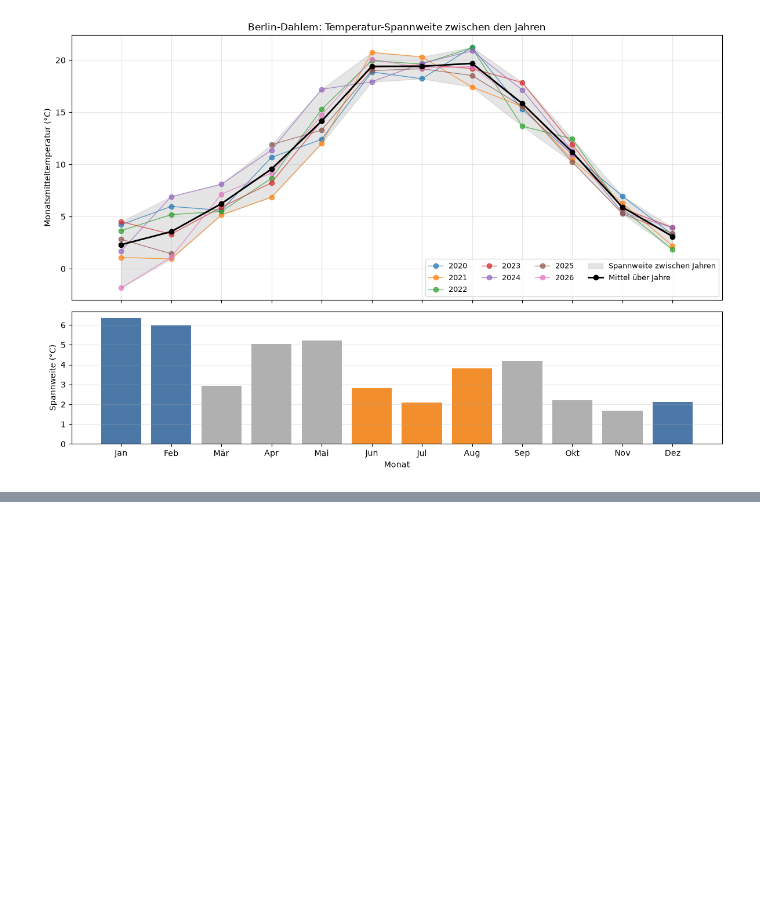
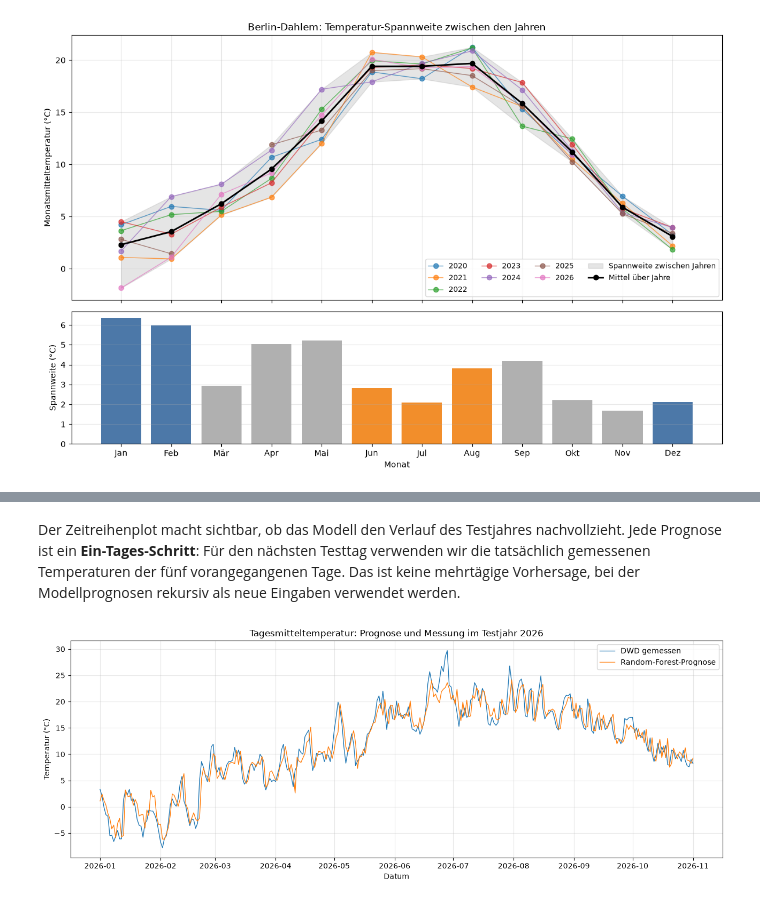
Before and after one commit to LisetteHoldack/AI_Uebung, a Jupyter notebook: Berlin_DWD_Daten_2020_bis_heute.ipynb, the cells around one changed output, grey strips where cells are left out. Saved outputs shown, nothing was run; the diff lists cells and outputs as text; code cells hidden in the pictures; blank space fills up the shorter version.

Commit message:
KI Modell Durchschnittstagestemp-Prognose mit 5 Tagesfenster erstellt.

```diff
--- a/Berlin_DWD_Daten_2020_bis_heute.ipynb
+++ b/Berlin_DWD_Daten_2020_bis_heute.ipynb
@@ -353,0 +444,21 @@ Winter/Sommer-Verhältnis: 1.65
+# %%
+baseline_vortag = X_test["Temp_t_minus_1_C"]
+
+metriken = pd.DataFrame(
+    {
+        "MAE (°C)": [
+            mean_absolute_error(y_test, prognose),
+            mean_absolute_error(y_test, baseline_vortag),
+        ],
+        "RMSE (°C)": [
+            mean_squared_error(y_test, prognose) ** 0.5,
+            mean_squared_error(y_test, baseline_vortag) ** 0.5,
+        ],
+        "R²": [
+            r2_score(y_test, prognose),
+            r2_score(y_test, baseline_vortag),
+        ],
+    },
+    index=["Random Forest", "Vortag-Baseline"],
+)
+metriken.round(2)
@@ -353,0 +471,12 @@ Winter/Sommer-Verhältnis: 1.65
+# %%
+test_ergebnisse = pd.DataFrame({
+    "Datum": test_beispiele["Datum"].to_numpy(),
+    "Ist_Temperatur_C": y_test.to_numpy(),
+    "KI_Prognose_C": prognose,
+    "Vortag_Baseline_C": baseline_vortag.to_numpy(),
+})
+test_ergebnisse.head(10).style.format({
+    "Ist_Temperatur_C": "{:.1f}",
+    "KI_Prognose_C": "{:.1f}",
+    "Vortag_Baseline_C": "{:.1f}",
+})
@@ -353,0 +495,15 @@ Winter/Sommer-Verhältnis: 1.65
+# %% [markdown]
+Der Zeitreihenplot macht sichtbar, ob das Modell den Verlauf des Testjahres nachvollzieht. Jede Prognose ist ein **Ein-Tages-Schritt**: Für den nächsten Testtag verwenden wir die tatsächlich gemessenen Temperaturen der fünf vorangegangenen Tage. Das ist keine mehrtägige Vorhersage, bei der Modellprognosen rekursiv als neue Eingaben verwendet werden.
+# %%
+fig, ax = plt.subplots(figsize=(13, 5))
+ax.plot(test_ergebnisse["Datum"], test_ergebnisse["Ist_Temperatur_C"], label="DWD gemessen", linewidth=1)
+ax.plot(test_ergebnisse["Datum"], test_ergebnisse["KI_Prognose_C"], label="Random-Forest-Prognose", linewidth=1)
+ax.set_title(f"Tagesmitteltemperatur: Prognose und Messung im Testjahr {test_jahr}")
+ax.set_xlabel("Datum")
+ax.set_ylabel("Temperatur (°C)")
+ax.grid(True, alpha=0.3)
+ax.legend()
+fig.tight_layout()
+plt.show()
+# %% [output]
+[figure, added]
```
Also changed, not shown: parts of 15 cells of this notebook.
